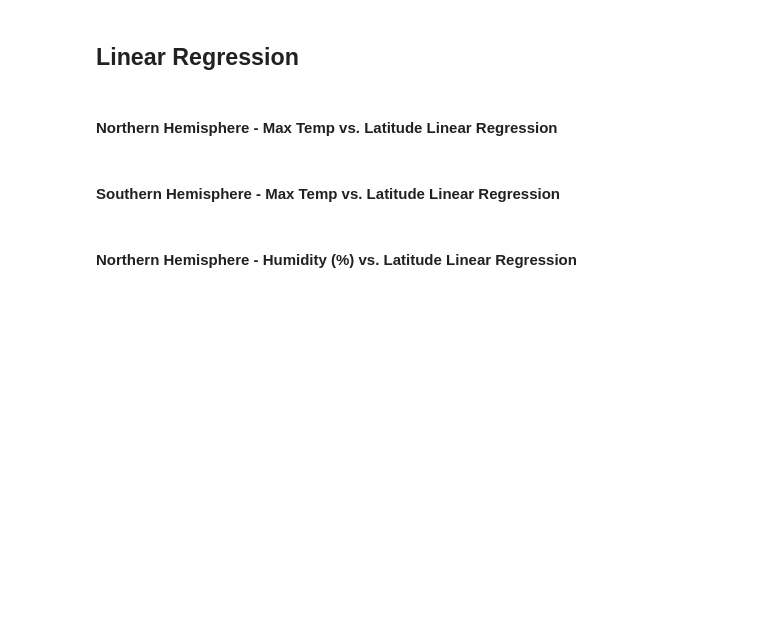
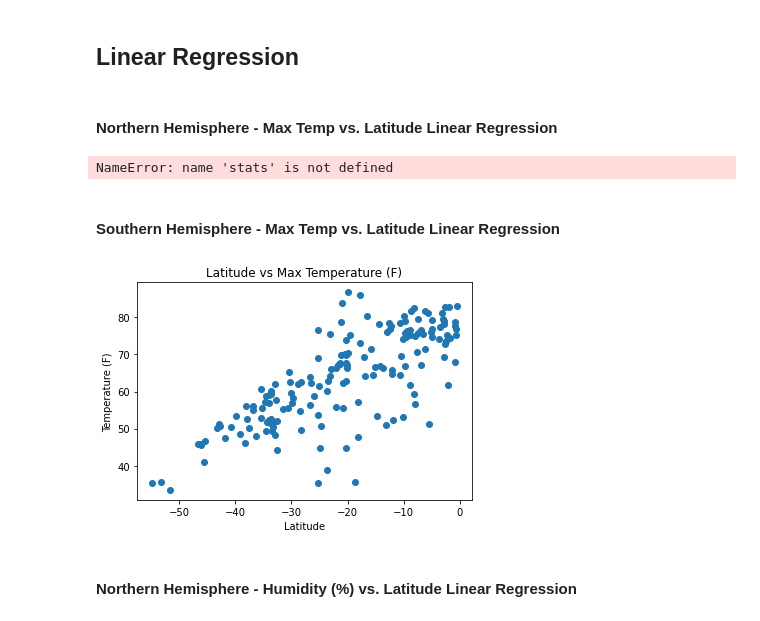
Before and after one commit to tritchlin/python-api-challenge, a Jupyter notebook: starter_code/WeatherPy.ipynb, the cells around one changed output. Cells and saved outputs as stored; diff of their text form; code cells hidden in the pictures; blank space fills up the shorter version.

```diff
--- a/starter_code/WeatherPy.ipynb
+++ b/starter_code/WeatherPy.ipynb
@@ -205,0 +226,5 @@ lata              1.99      PT  Wed Jun 23 15:40:34 2021
+# %%
+southern = clean_city_data.loc[clean_city_data["Lat"] < 0,]
+s_hemi_data = pd.DataFrame(southern)
+
+print(s_hemi_data)
@@ -266,5 +317,34 @@ plt.show()
+# %%
+x_values = n_hemi_data["Lat"]
+y_values = n_hemi_data["Max Temp"]
+plt.xlabel("Latitude")
+plt.ylabel("Temperature (F)")
+plt.title("Latitude vs Max Temperature (F)")
+
+slope, intercept, r_value, p_value, std_err = stats.linregress(x_values, y_values)
+regress_values = x_values * slope + intercept
+line_eq = "y = " + str(round(slope,2)) + "x + " + str(round(intercept,2))
+plt.scatter(x_values,y_values)
+plt.plot(x_values,regress_values,"r-")
+plt.annotate(line_eq,(6,10),fontsize=15,color="red")
+
+plt.scatter(x_values, y_values)
+plt.show()
+# %% [output]
+NameError: name 'stats' is not defined
 # %% [markdown]
 ####  Southern Hemisphere - Max Temp vs. Latitude Linear Regression
+# %%
+x_values = s_hemi_data["Lat"]
+y_values = s_hemi_data["Max Temp"]
+plt.xlabel("Latitude")
+plt.ylabel("Temperature (F)")
+plt.title("Latitude vs Max Temperature (F)")
+
+plt.scatter(x_values, y_values)
+plt.show()
+# %% [output]
+[figure, added]
 # %% [markdown]
 ####  Northern Hemisphere - Humidity (%) vs. Latitude Linear Regression
 # %% [markdown]
```
Also changed, not shown: parts of 11 cells of this notebook.
